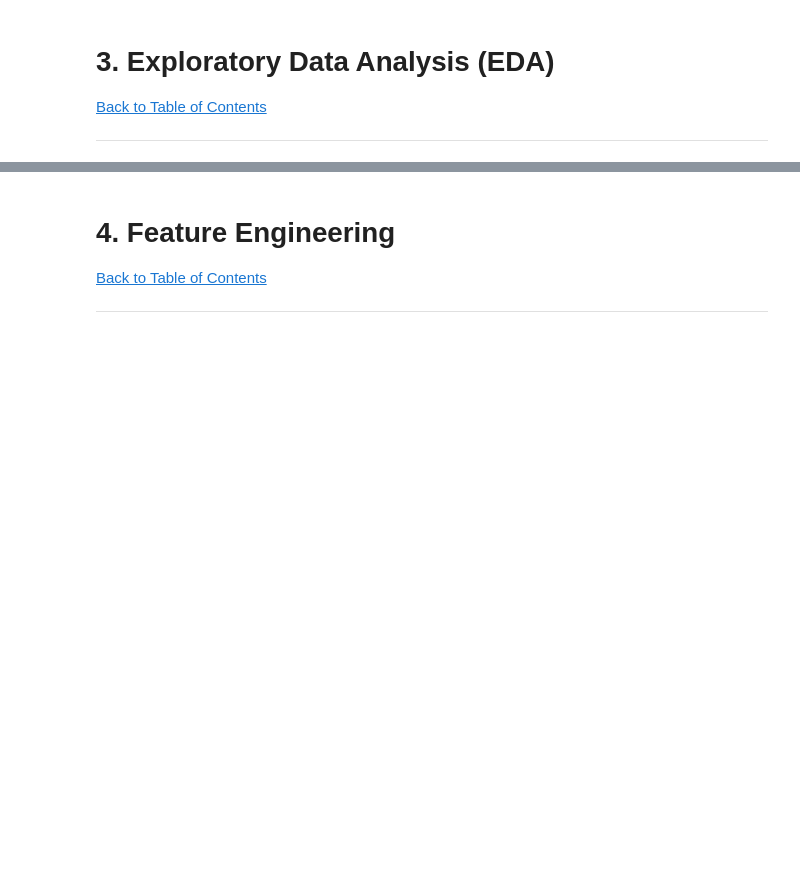
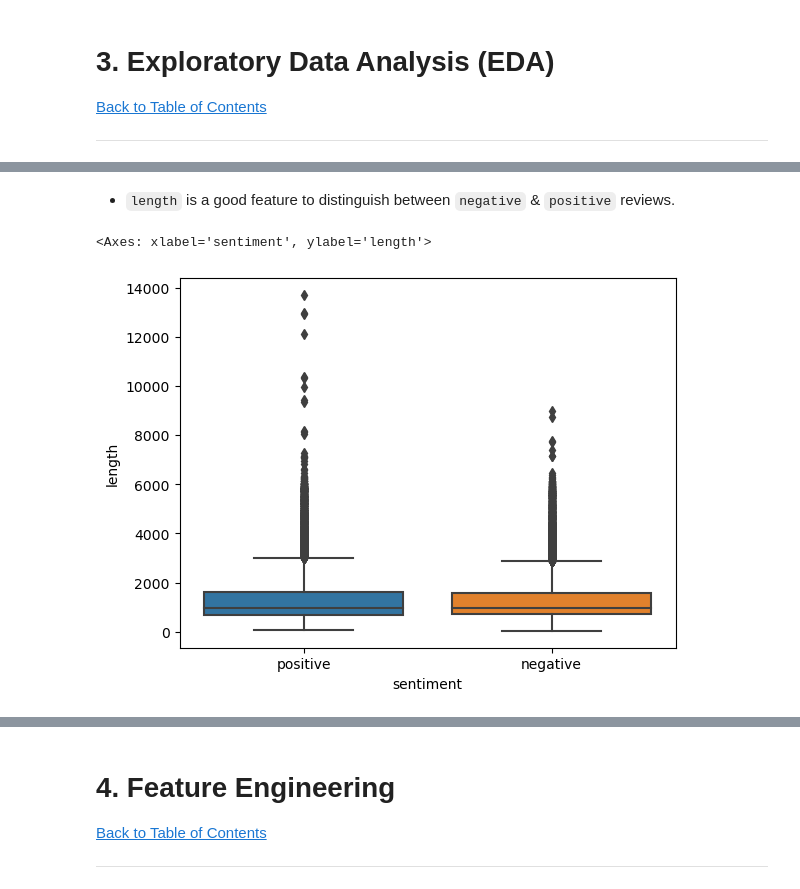
Before and after one commit to AneleMaphalala/IMDB-Sentiment-Analysis, a Jupyter notebook: imdb_sentiment_analysis.ipynb, the cells around one changed output, grey strips where cells are left out. Cells and saved outputs as stored; diff of their text form; code cells hidden in the pictures; blank space fills up the shorter version.

Commit message:
feat: exploratory data analysis

```diff
--- a/imdb_sentiment_analysis.ipynb
+++ b/imdb_sentiment_analysis.ipynb
@@ -62,0 +170,7 @@ imdb = pd.read_csv("IMDB Dataset.csv")
+# %% [markdown]
+- `length` is a good feature to distinguish between `negative` & `positive` reviews.
+# %%
+sns.boxplot(x='sentiment', y='length', data=imdb)
+# %% [output]
+<Axes: xlabel='sentiment', ylabel='length'>
+[figure, added]
```
Also changed, not shown: parts of 18 cells of this notebook.
